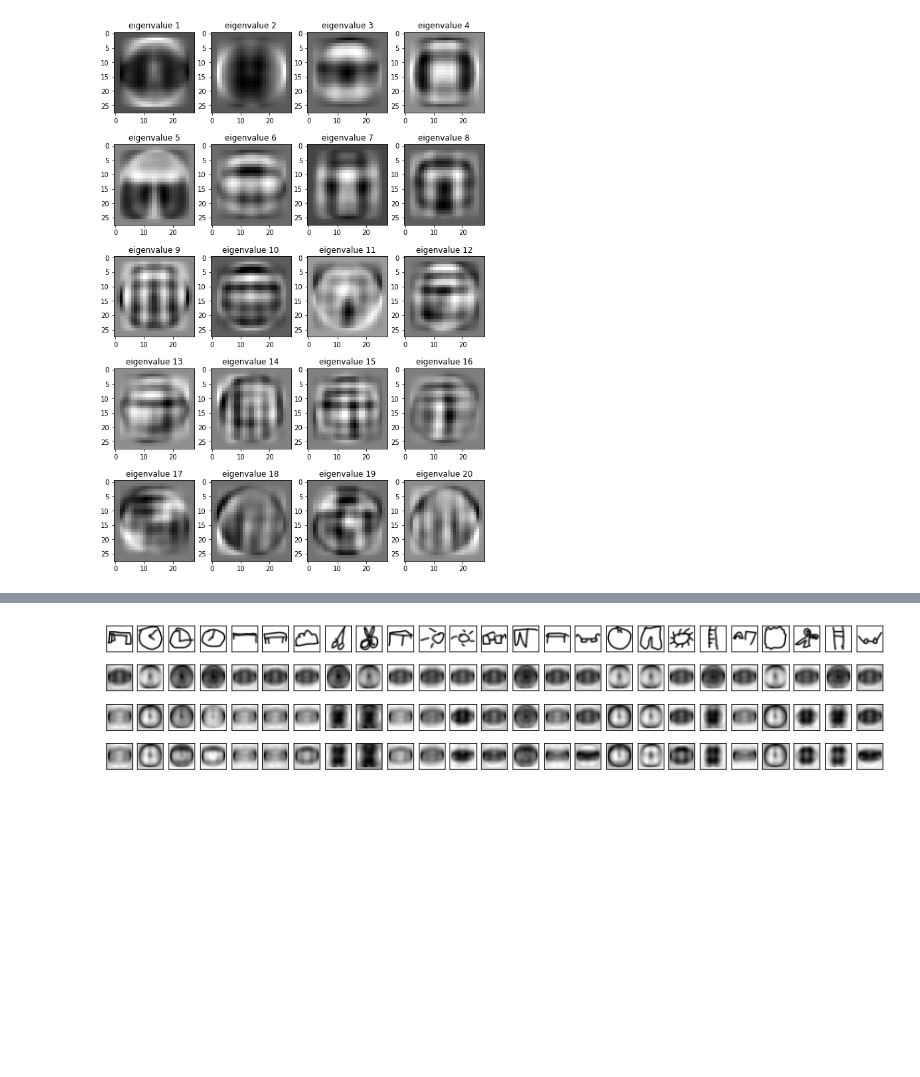
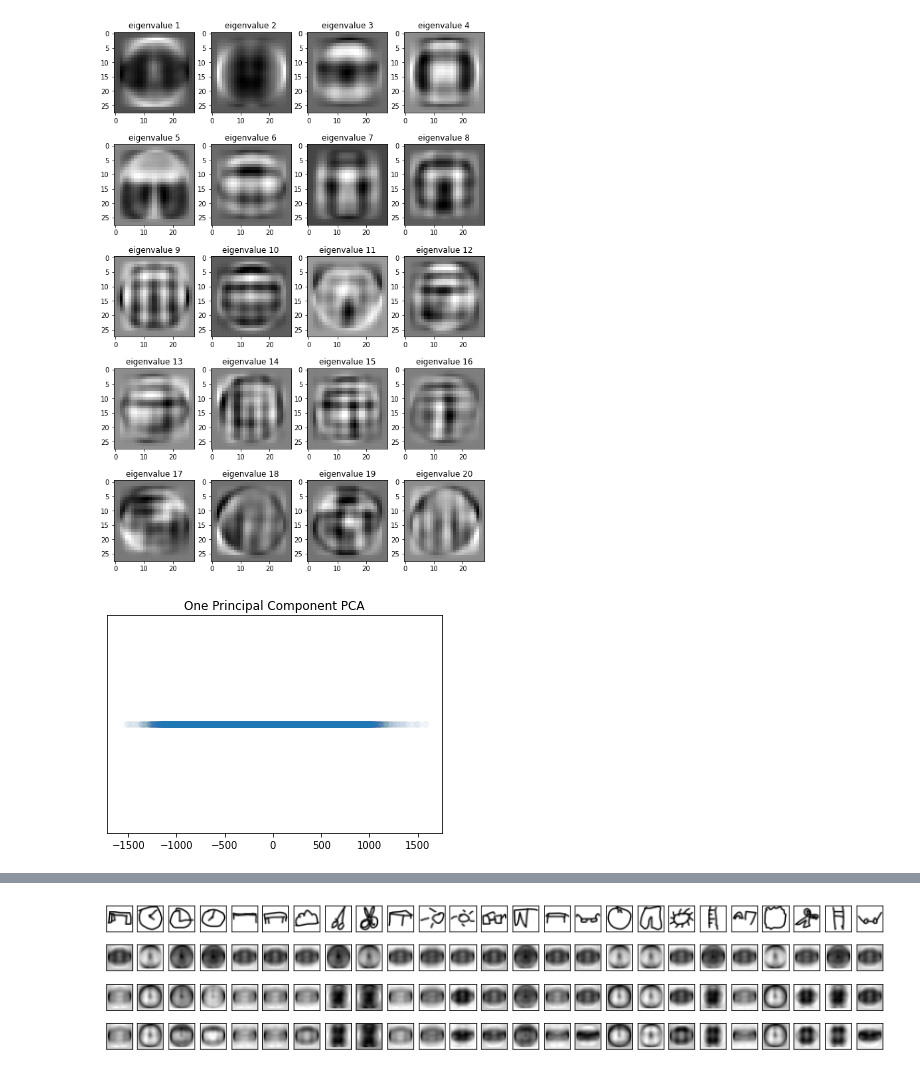
Before and after one commit to AUT-Student/SPR-HW4, a Jupyter notebook: P4/P4.ipynb, the cells around one changed output, grey strips where cells are left out. Cells and saved outputs as stored; diff of their text form; code cells hidden in the pictures; blank space fills up the shorter version.

```diff
--- a/P4/P4.ipynb
+++ b/P4/P4.ipynb
@@ -48,3 +44,14 @@ fig.set_size_inches(10,15)
 plt.show()
 # %% [output]
 [figure]
+# %%
+x_mean = x_train_flat.mean(axis=0)
+x_trans = (x_train_flat-x_mean) @ np.linalg.pinv(v[:,:1]).T
+
+plt.scatter(x_trans,[1]*len(x_trans),alpha=0.01)
+plt.gca().get_yaxis().set_visible(False)
+
+plt.title("One Principal Component PCA")
+plt.show()
+# %% [output]
+[figure, added]
```
Also changed, not shown: parts of 17 cells of this notebook, 1 other file.
